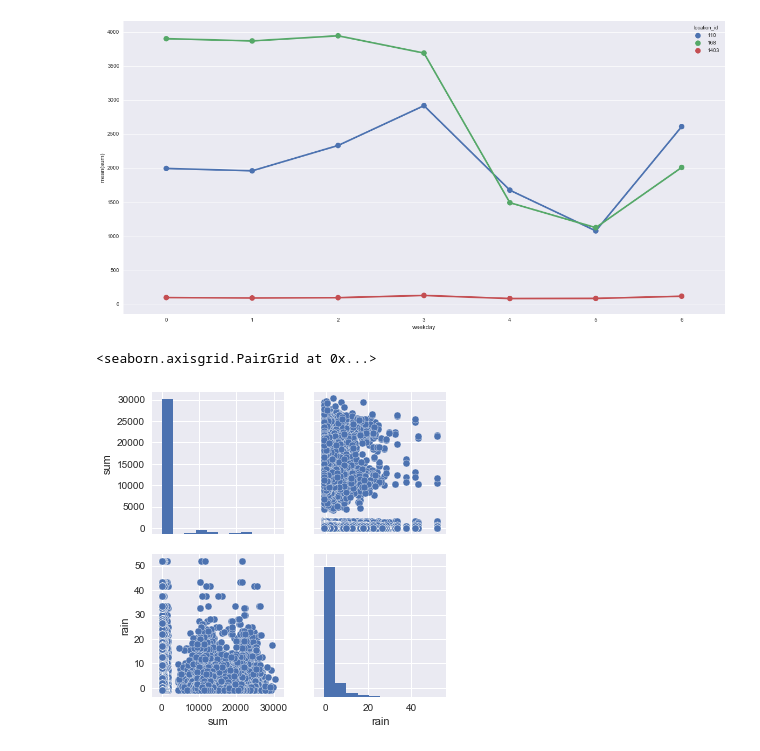
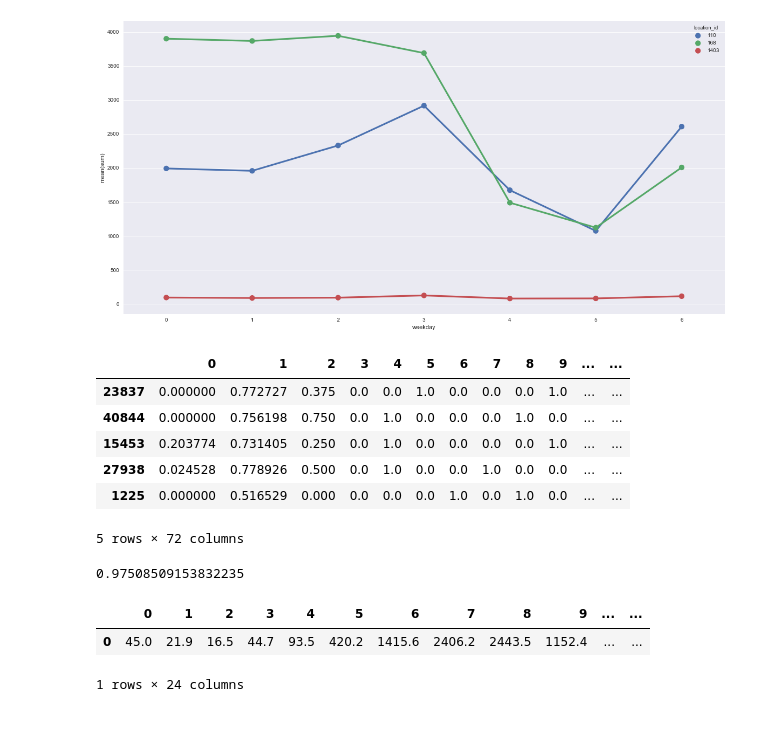
Before and after one commit to veicco/bcg-gamma, a Jupyter notebook: investigation 2.ipynb, the cells around one changed output. Drawn from its saved outputs; the diff is of its cells as text; code cells hidden in the pictures; blank space fills up the shorter version.

```diff
--- a/investigation 2.ipynb
+++ b/investigation 2.ipynb
@@ -54,10 +78,51 @@ sns.pointplot(x="weekday", y="sum", hue="location_id", data=midsummer, ax=ax)
 # %% [output]
 <matplotlib.axes._subplots.AxesSubplot at 0x...>
 [figure]
-# %%
-#
-d = df.groupby([""])
-sns.pairplot(df[["sum", "rain"]])
-# %% [output]
-<seaborn.axisgrid.PairGrid at 0x...>
-[figure, removed]
+# %%
+data = df[(df.vehicle_type == "11 HA-PA") | (df.vehicle_type == "12 KAIP") | (df.vehicle_type == "13 Linja-autot")]
+data = data.drop(["location_name", "date", "sum"], axis=1)
+def convert_categorical_to_dummies(data, col):
+    dummies = pd.get_dummies(data[col])
+    concat = pd.concat([data, dummies], axis=1)
+    concat = concat.drop([col], axis=1)
+    return concat
+
+categorical_fields = ["vehicle_type", "location_id", "direction", "weekday", "week"]
+
+for col in categorical_fields:
+    data = convert_categorical_to_dummies(data, col)
+# %%
+# X and y
+y_cols = ["hour_{}".format(n) for n in range(1,25)]
+X = data.drop(y_cols, axis=1)
+y = data[y_cols]
+
+# normalize X
+min_max_scaler = preprocessing.MinMaxScaler()
+X = pd.DataFrame(min_max_scaler.fit_transform(X.values))
+
+# train and test sets
+X_train, X_test, y_train, y_test = model_selection.train_test_split(X, y, test_size=0.30)
+
+X_train.head()
+# %% [output]
+|  | 0 | 1 | 2 | 3 | 4 | 5 | 6 | 7 | 8 | 9 | ... | ... |
+| 23837 | 0.000000 | 0.772727 | 0.375 | 0.0 | 0.0 | 1.0 | 0.0 | 0.0 | 0.0 | 1.0 | ... | ... |
+| 40844 | 0.000000 | 0.756198 | 0.750 | 0.0 | 1.0 | 0.0 | 0.0 | 0.0 | 1.0 | 0.0 | ... | ... |
+| 15453 | 0.203774 | 0.731405 | 0.250 | 0.0 | 1.0 | 0.0 | 0.0 | 0.0 | 0.0 | 1.0 | ... | ... |
+| 27938 | 0.024528 | 0.778926 | 0.500 | 0.0 | 1.0 | 0.0 | 0.0 | 1.0 | 0.0 | 0.0 | ... | ... |
+| 1225 | 0.000000 | 0.516529 | 0.000 | 0.0 | 0.0 | 0.0 | 1.0 | 0.0 | 1.0 | 0.0 | ... | ... |
+5 rows × 72 columns
+# %%
+regr = ensemble.RandomForestRegressor()
+regr.fit(X_train, y_train)
+y_pred = regr.predict(X_test)
+regr.score(X_test, y_test)
+# %% [output]
+0.97508509153832235
+# %%
+pd.DataFrame(y_pred).head(1)
+# %% [output]
+|  | 0 | 1 | 2 | 3 | 4 | 5 | 6 | 7 | 8 | 9 | ... | ... |
+| 0 | 45.0 | 21.9 | 16.5 | 44.7 | 93.5 | 420.2 | 1415.6 | 2406.2 | 2443.5 | 1152.4 | ... | ... |
+1 rows × 24 columns
```
Also changed, not shown: parts of 10 cells of this notebook, 3 other files.
